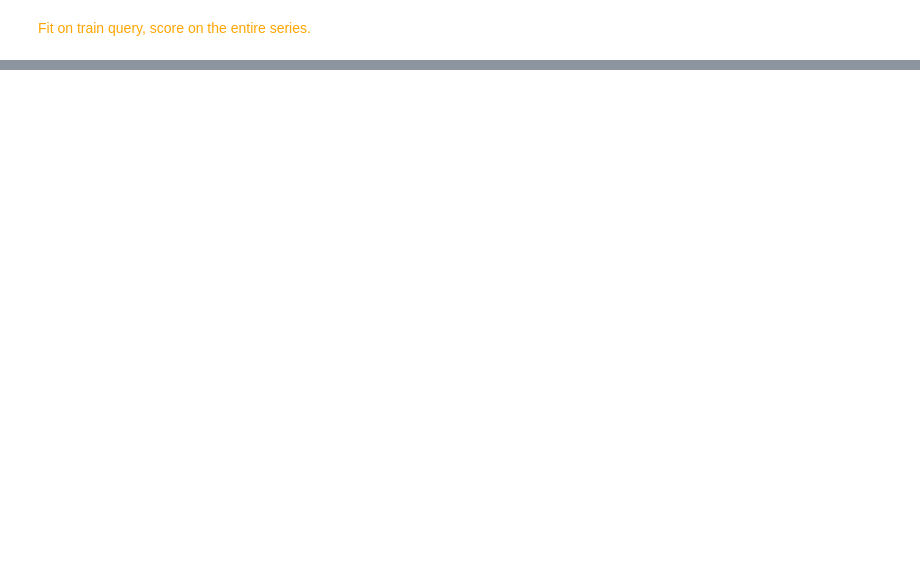
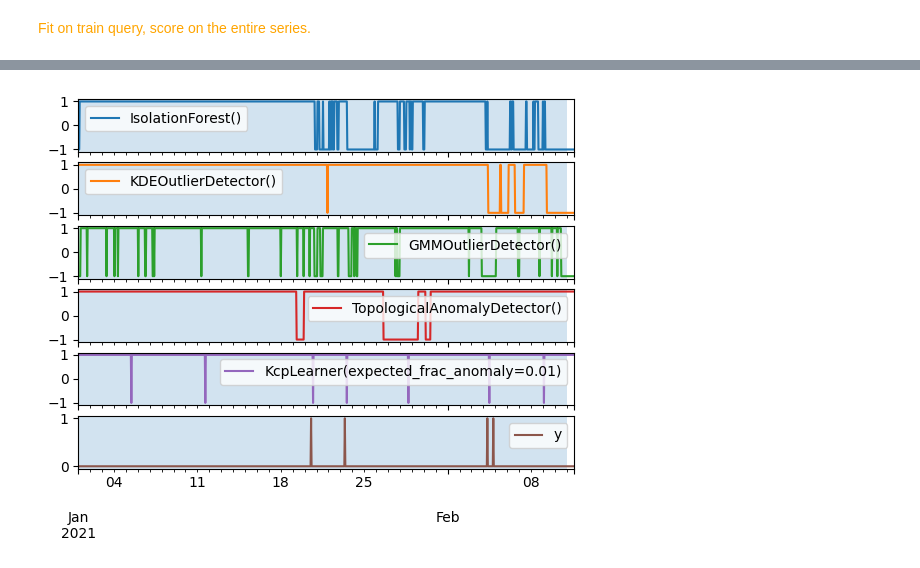
Before and after one commit to IRT-SystemX/tadkit-core, a Jupyter notebook: examples/highlights/interactive_ad_demo.ipynb, the cells around one changed output, grey strips where cells are left out. Drawn from its saved outputs; the diff is of its cells as text; code cells hidden in the pictures; blank space fills up the shorter version.

```diff
--- a/examples/highlights/interactive_ad_demo.ipynb
+++ b/examples/highlights/interactive_ad_demo.ipynb
@@ -179,6 +185,7 @@ learners
 # %%
 # Fit loop:
 anomalies = pd.DataFrame(index=X_test.index)
+predictions = pd.DataFrame(index=X_test.index)
 for learner_name, learner_object in learners.items():
     print(f"Fitting {learner_name}")
     learner_object.fit(X_train)
@@ -188,10 +195,7 @@ for learner_name, fitted_learner_object in learners.items():
     print(f"Scoring with {learner_name}")
     anom_score = fitted_learner_object.score_samples(X_test)
     anomalies[str(fitted_learner_object)] = anom_score
-
-axes = pd.concat([anomalies, y], axis=1).plot(subplots=True)
-[ax.axvspan(X_train.index[0], X_train.index[-1], alpha=0.2) for ax in axes]
-plt.show()
+    predictions[str(fitted_learner_object)] = fitted_learner_object.predict(X_test)
 # %% [output]
 Fitting IsolationForest
 Fitting KDEOutlierDetector
@@ -205,3 +216,5 @@ Scoring with TopologicalAnomalyDetector
 # %%
-anomalies["KDEOutlierDetector()"]
+axes = pd.concat([predictions, y], axis=1).plot(subplots=True)
+[ax.axvspan(X_train.index[0], X_train.index[-1], alpha=0.2) for ax in axes]
+plt.show()
 # %% [output]
@@ -220,3 +221,4 @@ Name: KDEOutlierDetector(), Length: 1000, dtype: float64
+[figure, added]
 # %%
 from plotly.offline import init_notebook_mode
 from plotly.graph_objs import *
```
Also changed, not shown: parts of 10 cells of this notebook, 3 other files.
